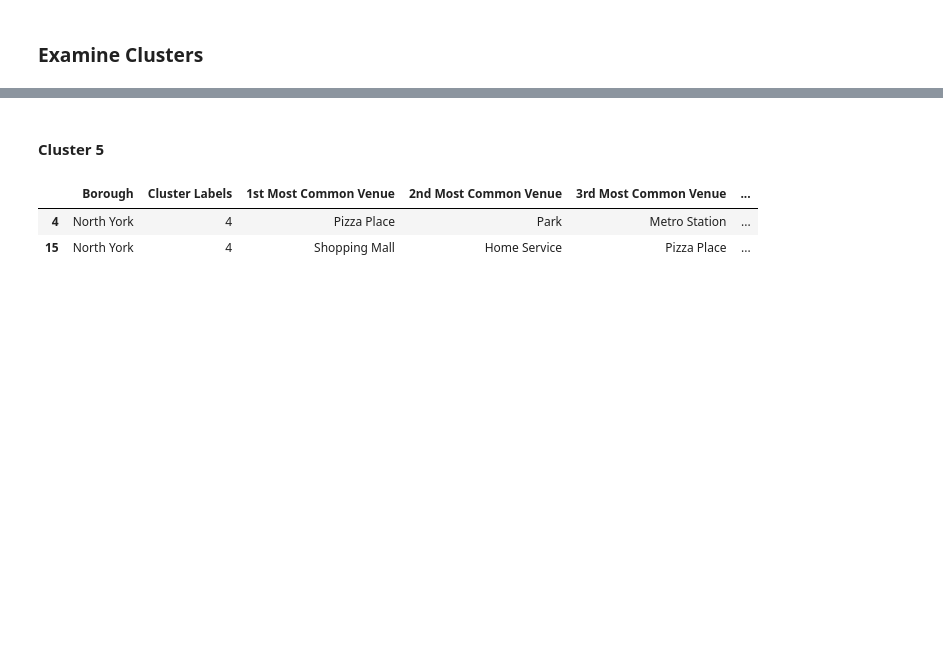
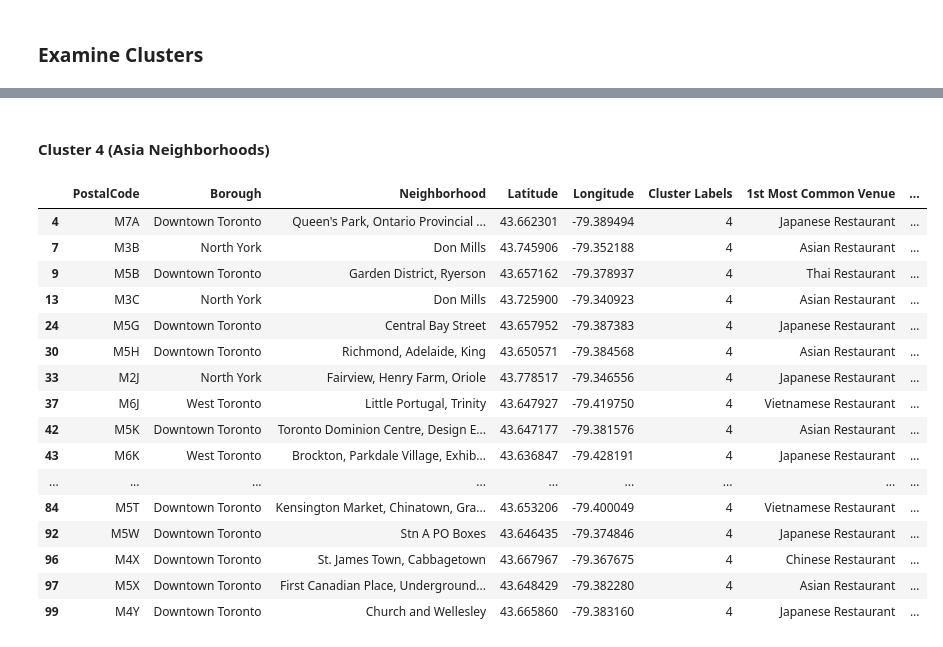
Before and after one commit to itskoi/Coursera_Capstone, a Jupyter notebook: Battle of the Neighborhoods.ipynb, the cells around one changed output, grey strips where cells are left out. Drawn from its saved outputs; the diff is of its cells as text; code cells hidden in the pictures; blank space fills up the shorter version.

```diff
--- a/Battle of the Neighborhoods.ipynb
+++ b/Battle of the Neighborhoods.ipynb
@@ -574,11 +643,9 @@ Run k-means to cluster the neighborhood into 5 clusters.
 # %%
 # set number of clusters
-kclusters = 5
-
-northyork_grouped_clustering = northyork_grouped.drop('Neighborhood', axis=1)
+kclusters = 7
 
 # run k-means clustering
-kmeans = KMeans(n_clusters=kclusters, random_state=0).fit(northyork_grouped_clustering)
+kmeans = KMeans(n_clusters=kclusters, max_iter=500).fit(asia_clustering)
 
 # check cluster labels generated for each row in the dataframe
 kmeans.labels_[0:10]
@@ -589,11 +658,8 @@ Let's create a new dataframe that includes the cluster as well as the top 10 ven
 # %%
-# add clustering labels
-neighborhoods_venues_sorted.insert(0, 'Cluster Labels', kmeans.labels_)
+asia_merged = df_toronto
 
-northyork_merged = northyork_data
+asia_merged = asia_merged.join(neighborhoods_venues_sorted.set_index('Neighborhood'), on='Neighborhood')
 
-northyork_merged = northyork_merged.join(neighborhoods_venues_sorted.set_index('Neighborhood'), on='Neighborhood')
-
-northyork_merged.head()
+asia_merged.head()
 # %% [output]
 |  | PostalCode | Borough | Neighborhood | Latitude | Longitude | Cluster Labels | 1st Most Common Venue | ... |
@@ -605,7 +671,7 @@ northyork_merged.head()
 # %%
-northyork_merged.dropna(axis=0, inplace=True)
+asia_merged.dropna(axis=0, inplace=True)
 # %%
-northyork_merged['Cluster Labels'] = northyork_merged['Cluster Labels'].astype('int64')
+asia_merged['Cluster Labels'] = asia_merged['Cluster Labels'].astype('int64')
 # %% [markdown]
 Finally, let's visualize the resulting clusters
 # %%
@@ -684,8 +807,23 @@ northyork_merged.loc[northyork_merged['Cluster Labels'] == 3, northyork_merged.c
 # %% [markdown]
-#### Cluster 5
+#### Cluster 4 (Asia Neighborhoods)
 # %%
-northyork_merged.loc[northyork_merged['Cluster Labels'] == 4, northyork_merged.columns[[1] + list(range(5, northyork_merged.shape[1]))]]
+cluster_4 = asia_merged.loc[asia_merged['Cluster Labels'] == 4]
+cluster_4
 # %% [output]
-|  | Borough | Cluster Labels | 1st Most Common Venue | 2nd Most Common Venue | 3rd Most Common Venue | ... |
-| 4 | North York | 4 | Pizza Place | Park | Metro Station | ... |
-| 15 | North York | 4 | Shopping Mall | Home Service | Pizza Place | ... |
+|  | PostalCode | Borough | Neighborhood | Latitude | Longitude | Cluster Labels | 1st Most Common Venue | ... |
+| 4 | M7A | Downtown Toronto | Queen's Park, Ontario Provincial ... | 43.662301 | -79.389494 | 4 | Japanese Restaurant | ... |
+| 7 | M3B | North York | Don Mills | 43.745906 | -79.352188 | 4 | Asian Restaurant | ... |
+| 9 | M5B | Downtown Toronto | Garden District, Ryerson | 43.657162 | -79.378937 | 4 | Thai Restaurant | ... |
+| 13 | M3C | North York | Don Mills | 43.725900 | -79.340923 | 4 | Asian Restaurant | ... |
+| 24 | M5G | Downtown Toronto | Central Bay Street | 43.657952 | -79.387383 | 4 | Japanese Restaurant | ... |
+| 30 | M5H | Downtown Toronto | Richmond, Adelaide, King | 43.650571 | -79.384568 | 4 | Asian Restaurant | ... |
+| 33 | M2J | North York | Fairview, Henry Farm, Oriole | 43.778517 | -79.346556 | 4 | Japanese Restaurant | ... |
+| 37 | M6J | West Toronto | Little Portugal, Trinity | 43.647927 | -79.419750 | 4 | Vietnamese Restaurant | ... |
+| 42 | M5K | Downtown Toronto | Toronto Dominion Centre, Design E... | 43.647177 | -79.381576 | 4 | Asian Restaurant | ... |
+| 43 | M6K | West Toronto | Brockton, Parkdale Village, Exhib... | 43.636847 | -79.428191 | 4 | Japanese Restaurant | ... |
+| ... | ... | ... | ... | ... | ... | ... | ... | ... |
+| 84 | M5T | Downtown Toronto | Kensington Market, Chinatown, Gra... | 43.653206 | -79.400049 | 4 | Vietnamese Restaurant | ... |
+| 92 | M5W | Downtown Toronto | Stn A PO Boxes | 43.646435 | -79.374846 | 4 | Japanese Restaurant | ... |
+| 96 | M4X | Downtown Toronto | St. James Town, Cabbagetown | 43.667967 | -79.367675 | 4 | Chinese Restaurant | ... |
+| 97 | M5X | Downtown Toronto | First Canadian Place, Underground... | 43.648429 | -79.382280 | 4 | Asian Restaurant | ... |
+| 99 | M4Y | Downtown Toronto | Church and Wellesley | 43.665860 | -79.383160 | 4 | Japanese Restaurant | ... |
```
Also changed, not shown: parts of 106 cells of this notebook, 2 other files.
